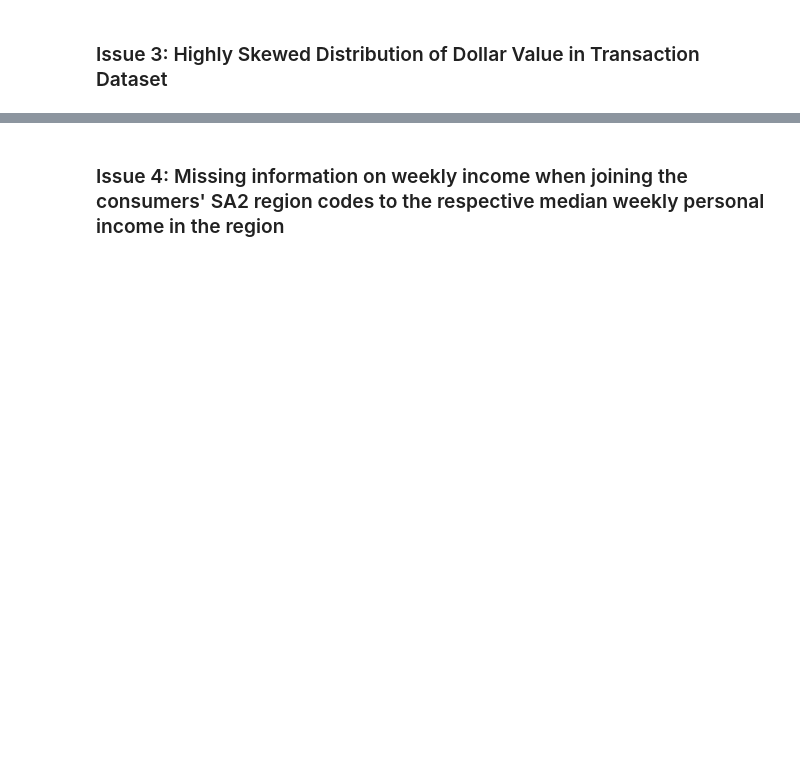
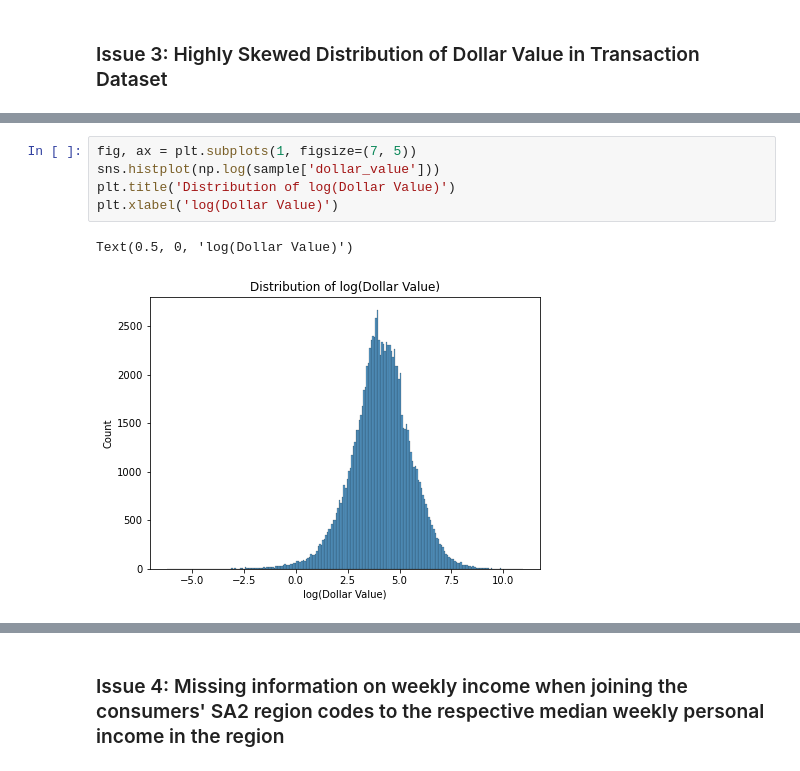
Before and after one commit to MAST30034-Applied-Data-Science/generic-buy-now-pay-later-project-group-19, a Jupyter notebook: notebooks/Project Summary Notebook.ipynb, the cells around one changed output, grey strips where cells are left out. Cells and saved outputs as stored; diff of their text form; blank space fills up the shorter version.

```diff
--- a/notebooks/Project Summary Notebook.ipynb
+++ b/notebooks/Project Summary Notebook.ipynb
@@ -122,0 +172,8 @@ print(f"Number of missing merchants data: {missing_merchants} ({(missing_merchan
+# %%
+fig, ax = plt.subplots(1, figsize=(7, 5))
+sns.histplot(np.log(sample['dollar_value']))
+plt.title('Distribution of log(Dollar Value)')
+plt.xlabel('log(Dollar Value)')
+# %% [output]
+Text(0.5, 0, 'log(Dollar Value)')
+[figure, added]
```
Also changed, not shown: parts of 31 cells of this notebook, 19 other files.
